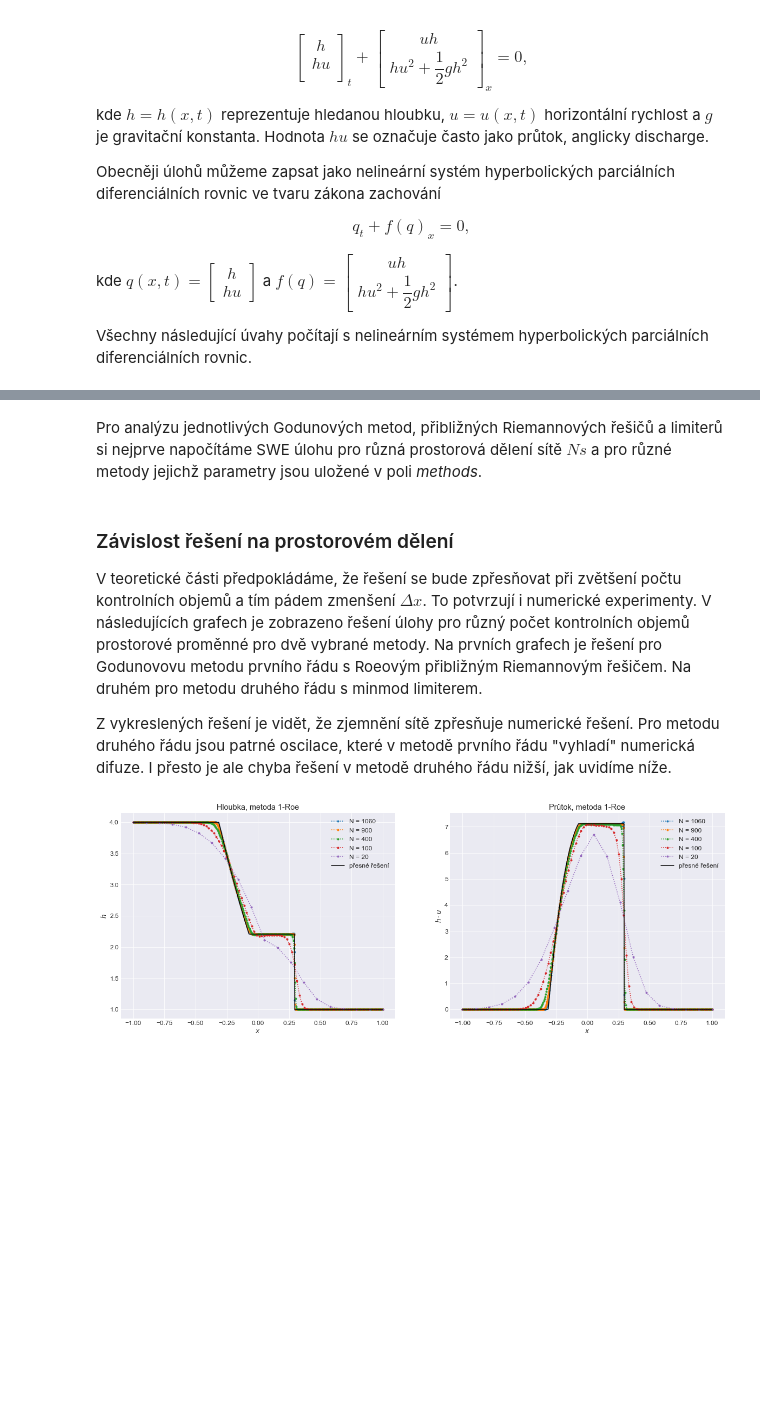
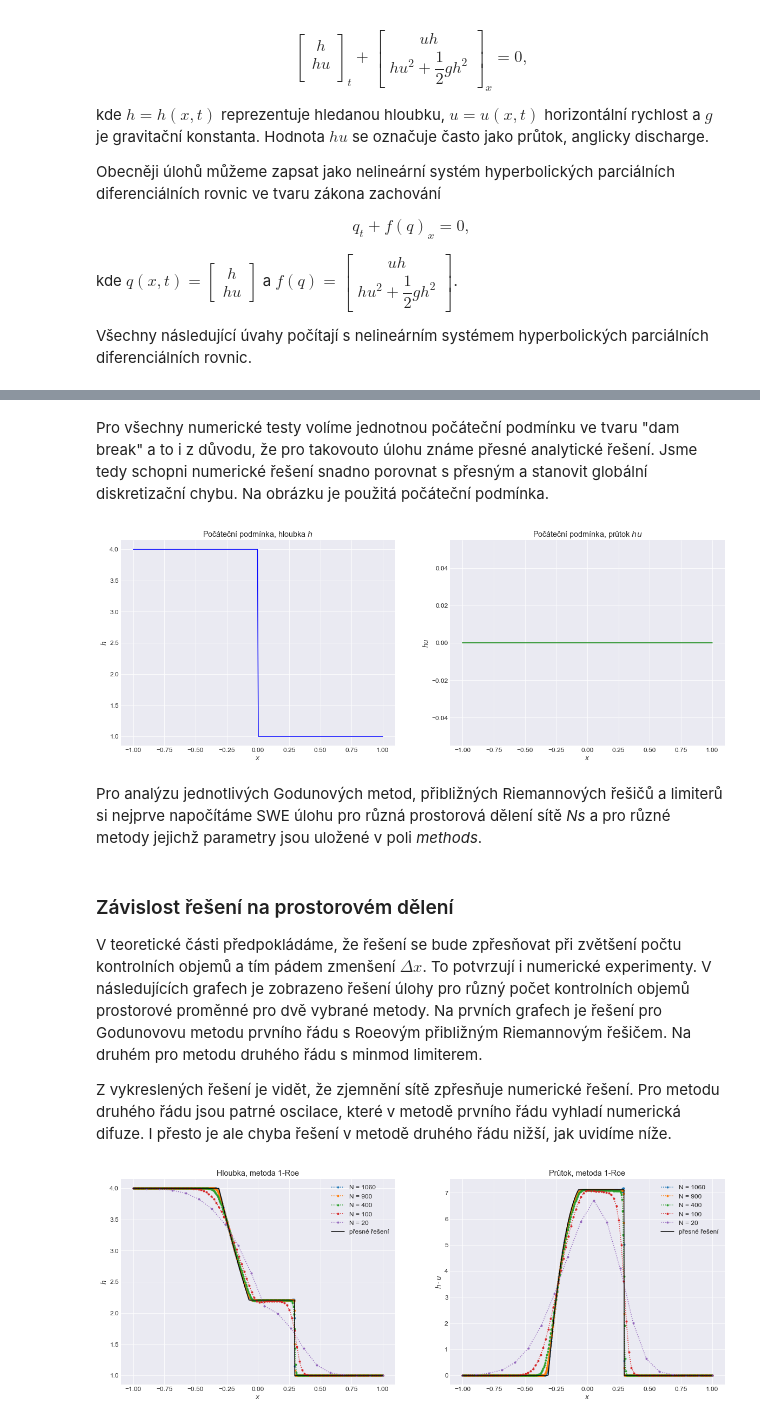
Before and after one commit to honzapulpan/fav-SNM2, a Jupyter notebook: SNM2-semestrálka.ipynb, the cells around one changed output, grey strips where cells are left out. Drawn from its saved outputs; the diff is of its cells as text; code cells hidden in the pictures; blank space fills up the shorter version.

Commit message:
Numeric experiments texts

```diff
--- a/SNM2-semestrálka.ipynb
+++ b/SNM2-semestrálka.ipynb
@@ -297,8 +293,17 @@ def shallow_sol(q_state,
         plt.show()
 
     return q_state, x, cfl, E
+# %% [markdown]
+Pro všechny numerické testy volíme jednotnou počáteční podmínku ve tvaru "dam break" a to i z důvodu, že pro takovouto úlohu známe přesné analytické řešení. Jsme tedy schopni numerické řešení snadno porovnat s přesným a stanovit globální diskretizační chybu. Na obrázku je použitá počáteční podmínka.
+# %%
+ic = shallow_ic(300,ic_type=1)
+x = np.linspace(x_start, x_end, 300)
+plt.subplot(1,2,1); plt.plot(x, ic[0], 'b'); plt.title('Počáteční podmínka, hloubka $h$'); plt.xlabel('$x$'); plt.ylabel('$h$')
+plt.subplot(1,2,2); plt.plot(x, ic[1], 'g'); plt.title('Počáteční podmínka, průtok $hu$'); plt.xlabel('$x$'); plt.ylabel('$hu$');
+# %% [output]
+[figure, added]
 # %% [markdown]
-Pro analýzu jednotlivých Godunových metod, přibližných Riemannových řešičů a limiterů si nejprve napočítáme SWE úlohu pro různá prostorová dělení sítě $Ns$ a pro různé metody jejichž parametry jsou uložené v poli *methods*.
+Pro analýzu jednotlivých Godunových metod, přibližných Riemannových řešičů a limiterů si nejprve napočítáme SWE úlohu pro různá prostorová dělení sítě *Ns* a pro různé metody jejichž parametry jsou uložené v poli *methods*.
 # %%
 results = []
 
@@ -341,7 +346,7 @@ for i in range(len(methods)):
 
 V teoretické části předpokládáme, že řešení se bude zpřesňovat při zvětšení počtu kontrolních objemů a tím pádem zmenšení $\Delta x$. To potvrzují i numerické experimenty. V následujících grafech je zobrazeno řešení úlohy pro různý počet kontrolních objemů prostorové proměnné pro dvě vybrané metody. Na prvních grafech je řešení pro Godunovovu metodu prvního řádu s Roeovým přibližným Riemannovým řešičem. Na druhém pro metodu druhého řádu s minmod limiterem.
 
-Z vykreslených řešení je vidět, že zjemnění sítě zpřesňuje numerické řešení. Pro metodu druhého řádu jsou patrné oscilace, které v metodě prvního řádu "vyhladí" numerická difuze. I přesto je ale chyba řešení v metodě druhého řádu nižší, jak uvidíme níže.
+Z vykreslených řešení je vidět, že zjemnění sítě zpřesňuje numerické řešení. Pro metodu druhého řádu jsou patrné oscilace, které v metodě prvního řádu vyhladí numerická difuze. I přesto je ale chyba řešení v metodě druhého řádu nižší, jak uvidíme níže.
 # %%
 #GM1 Roe
 #GM2 Roe minmod
```
Also changed, not shown: parts of 11 cells of this notebook.
